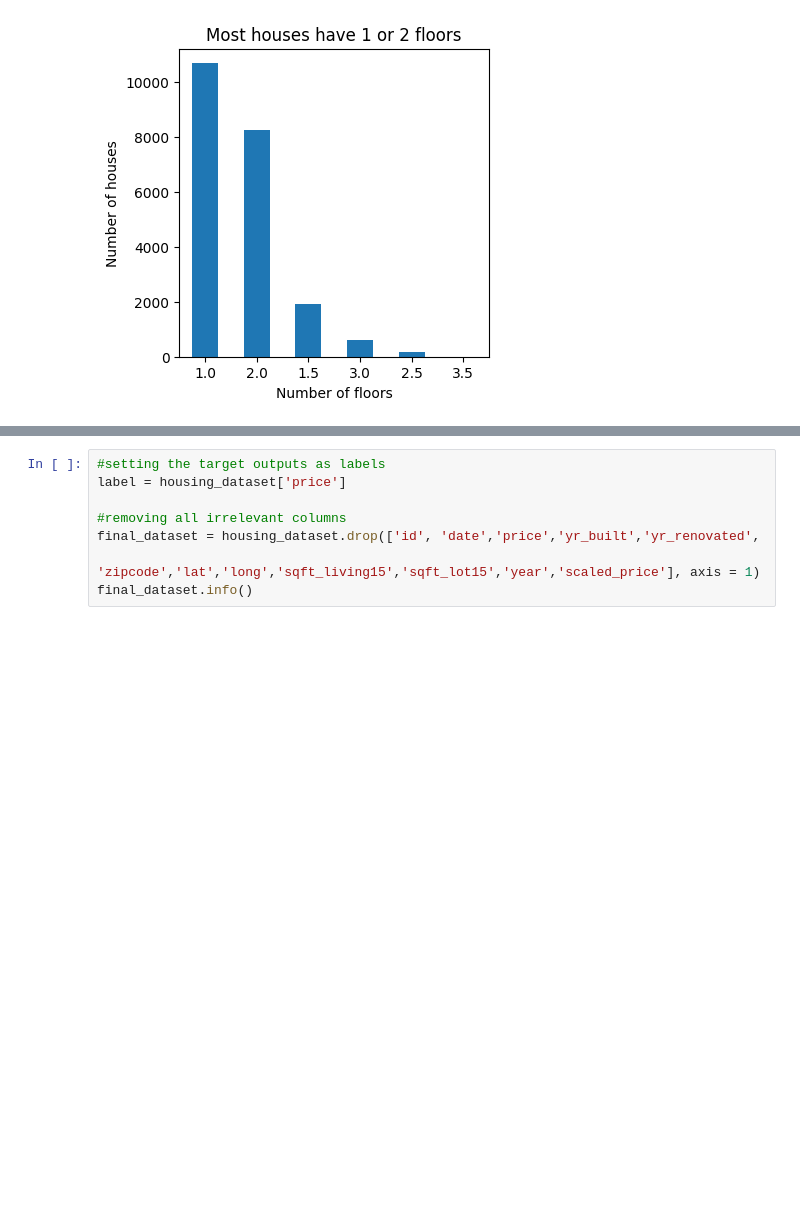
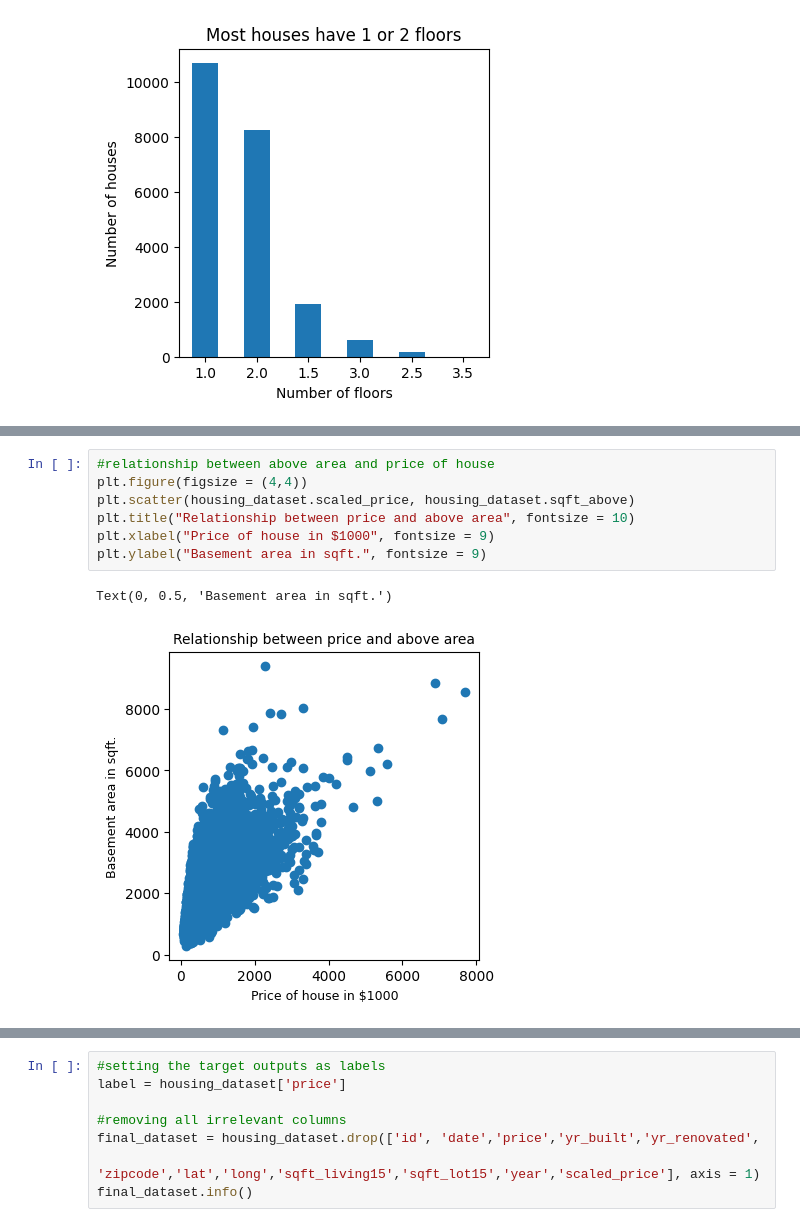
Before and after one commit to Cshefali/Data-Science-Projects-Python, a Jupyter notebook: Python/Housing Price Prediction- Final Draft.ipynb, the cells around one changed output, grey strips where cells are left out. Saved outputs shown, nothing was run; the diff lists cells and outputs as text; blank space fills up the shorter version.

```diff
--- a/Python/Housing Price Prediction- Final Draft.ipynb
+++ b/Python/Housing Price Prediction- Final Draft.ipynb
@@ -187,0 +190,10 @@ memory usage: 4.1 MB
+# %%
+#relationship between above area and price of house
+plt.figure(figsize = (4,4))
+plt.scatter(housing_dataset.scaled_price, housing_dataset.sqft_above)
+plt.title("Relationship between price and above area", fontsize = 10)
+plt.xlabel("Price of house in $1000", fontsize = 9)
+plt.ylabel("Basement area in sqft.", fontsize = 9)
+# %% [output]
+Text(0, 0.5, 'Basement area in sqft.')
+[figure, added]
```
Also changed, not shown: parts of 8 cells of this notebook.
